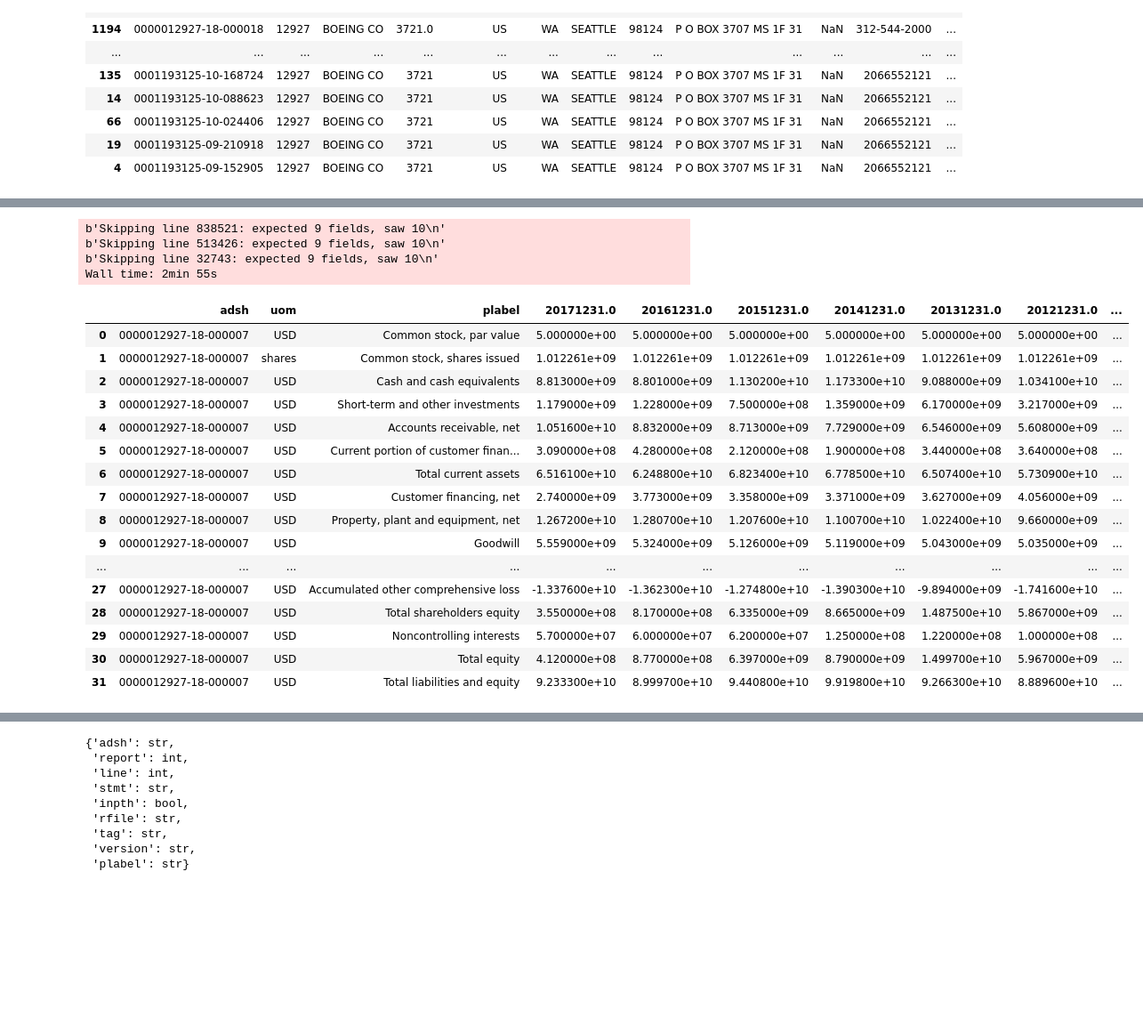
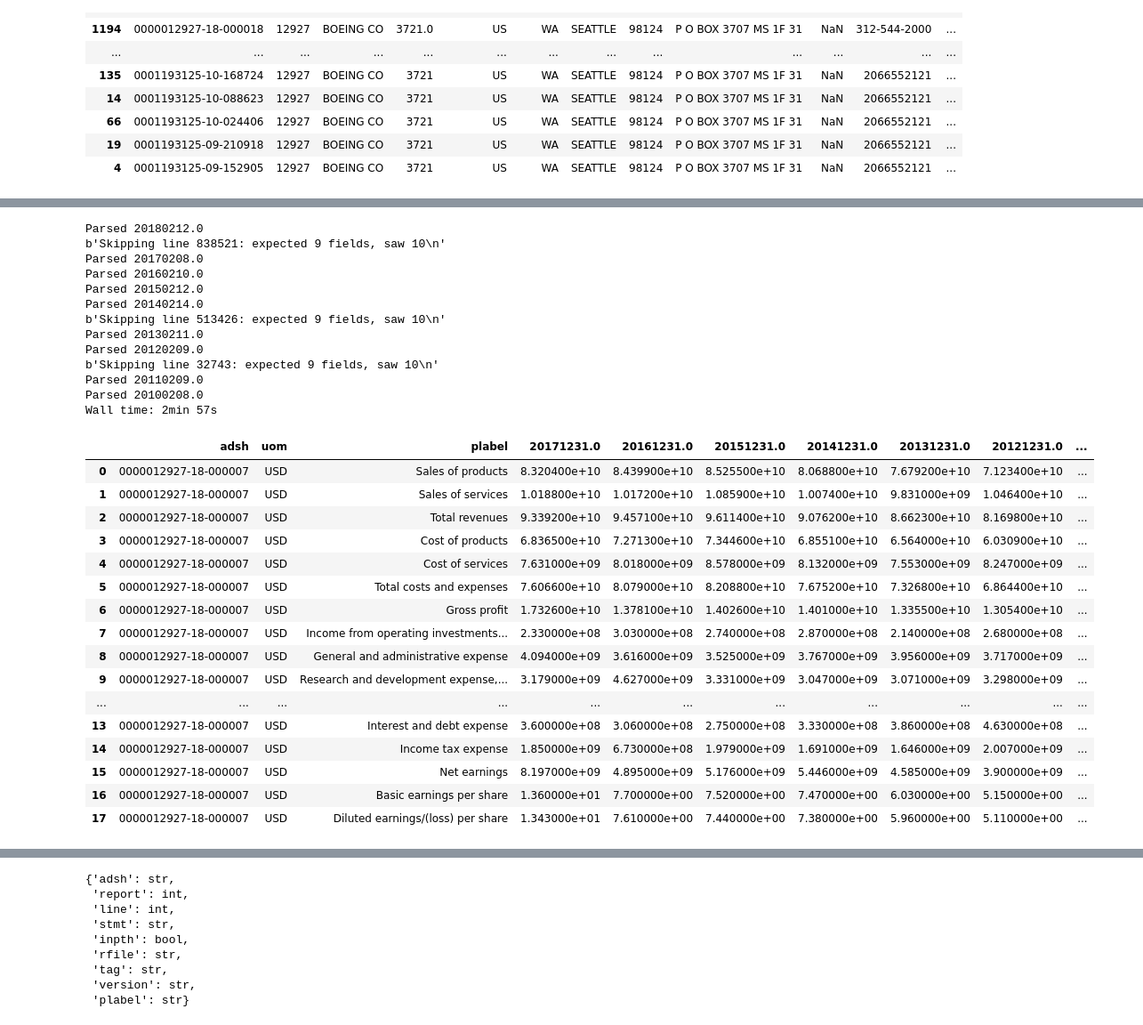
Before and after one commit to mxpoch/LPS, a Jupyter notebook: Scripts/LPS_Workbench.ipynb, the cells around one changed output, grey strips where cells are left out. Shown: that part at 89% size. Drawn from its saved outputs; the diff is of its cells as text; code cells hidden in the pictures; blank space fills up the shorter version.

Commit message:
LPS Visual Range Complete
Can officially visualize company financial data! Hooray!!!
Main goal of project = COMPLETE!

```diff
--- a/Scripts/LPS_Workbench.ipynb
+++ b/Scripts/LPS_Workbench.ipynb
@@ -82,26 +69,36 @@ Wall time: 16 s
 | 6 | 0000012927-18-000048 | Cash and cash equivalents at end ... | 8.121000e+09 | CashAndCashEquivalentsAtCarryingV... | us-gaap/2017 | 20180630.0 | 0.0 | USD | 0x00000000 | 0 | 47.0 | ... |
 # %%
 %%time
-RangedFilings(tt)
+RF = RangedFilings(tt, statement='IS')
+RF
 # %% [output]
+Parsed 20180212.0
 b'Skipping line 838521: expected 9 fields, saw 10\n'
+Parsed 20170208.0
+Parsed 20160210.0
+Parsed 20150212.0
+Parsed 20140214.0
 b'Skipping line 513426: expected 9 fields, saw 10\n'
+Parsed 20130211.0
+Parsed 20120209.0
 b'Skipping line 32743: expected 9 fields, saw 10\n'
-Wall time: 2min 55s
+Parsed 20110209.0
+Parsed 20100208.0
+Wall time: 2min 57s
 |  | adsh | uom | plabel | 20171231.0 | 20161231.0 | 20151231.0 | 20141231.0 | 20131231.0 | 20121231.0 | ... |
-| 0 | 0000012927-18-000007 | USD | Common stock, par value | 5.000000e+00 | 5.000000e+00 | 5.000000e+00 | 5.000000e+00 | 5.000000e+00 | 5.000000e+00 | ... |
-| 1 | 0000012927-18-000007 | shares | Common stock, shares issued | 1.012261e+09 | 1.012261e+09 | 1.012261e+09 | 1.012261e+09 | 1.012261e+09 | 1.012261e+09 | ... |
-| 2 | 0000012927-18-000007 | USD | Cash and cash equivalents | 8.813000e+09 | 8.801000e+09 | 1.130200e+10 | 1.173300e+10 | 9.088000e+09 | 1.034100e+10 | ... |
-| 3 | 0000012927-18-000007 | USD | Short-term and other investments | 1.179000e+09 | 1.228000e+09 | 7.500000e+08 | 1.359000e+09 | 6.170000e+09 | 3.217000e+09 | ... |
-| 4 | 0000012927-18-000007 | USD | Accounts receivable, net | 1.051600e+10 | 8.832000e+09 | 8.713000e+09 | 7.729000e+09 | 6.546000e+09 | 5.608000e+09 | ... |
-| 5 | 0000012927-18-000007 | USD | Current portion of customer finan... | 3.090000e+08 | 4.280000e+08 | 2.120000e+08 | 1.900000e+08 | 3.440000e+08 | 3.640000e+08 | ... |
-| 6 | 0000012927-18-000007 | USD | Total current assets | 6.516100e+10 | 6.248800e+10 | 6.823400e+10 | 6.778500e+10 | 6.507400e+10 | 5.730900e+10 | ... |
-| 7 | 0000012927-18-000007 | USD | Customer financing, net | 2.740000e+09 | 3.773000e+09 | 3.358000e+09 | 3.371000e+09 | 3.627000e+09 | 4.056000e+09 | ... |
-| 8 | 0000012927-18-000007 | USD | Property, plant and equipment, net | 1.267200e+10 | 1.280700e+10 | 1.207600e+10 | 1.100700e+10 | 1.022400e+10 | 9.660000e+09 | ... |
-| 9 | 0000012927-18-000007 | USD | Goodwill | 5.559000e+09 | 5.324000e+09 | 5.126000e+09 | 5.119000e+09 | 5.043000e+09 | 5.035000e+09 | ... |
+| 0 | 0000012927-18-000007 | USD | Sales of products | 8.320400e+10 | 8.439900e+10 | 8.525500e+10 | 8.068800e+10 | 7.679200e+10 | 7.123400e+10 | ... |
+| 1 | 0000012927-18-000007 | USD | Sales of services | 1.018800e+10 | 1.017200e+10 | 1.085900e+10 | 1.007400e+10 | 9.831000e+09 | 1.046400e+10 | ... |
+| 2 | 0000012927-18-000007 | USD | Total revenues | 9.339200e+10 | 9.457100e+10 | 9.611400e+10 | 9.076200e+10 | 8.662300e+10 | 8.169800e+10 | ... |
+| 3 | 0000012927-18-000007 | USD | Cost of products | 6.836500e+10 | 7.271300e+10 | 7.344600e+10 | 6.855100e+10 | 6.564000e+10 | 6.030900e+10 | ... |
+| 4 | 0000012927-18-000007 | USD | Cost of services | 7.631000e+09 | 8.018000e+09 | 8.578000e+09 | 8.132000e+09 | 7.553000e+09 | 8.247000e+09 | ... |
+| 5 | 0000012927-18-000007 | USD | Total costs and expenses | 7.606600e+10 | 8.079000e+10 | 8.208800e+10 | 7.675200e+10 | 7.326800e+10 | 6.864400e+10 | ... |
+| 6 | 0000012927-18-000007 | USD | Gross profit | 1.732600e+10 | 1.378100e+10 | 1.402600e+10 | 1.401000e+10 | 1.335500e+10 | 1.305400e+10 | ... |
+| 7 | 0000012927-18-000007 | USD | Income from operating investments... | 2.330000e+08 | 3.030000e+08 | 2.740000e+08 | 2.870000e+08 | 2.140000e+08 | 2.680000e+08 | ... |
+| 8 | 0000012927-18-000007 | USD | General and administrative expense | 4.094000e+09 | 3.616000e+09 | 3.525000e+09 | 3.767000e+09 | 3.956000e+09 | 3.717000e+09 | ... |
+| 9 | 0000012927-18-000007 | USD | Research and development expense,... | 3.179000e+09 | 4.627000e+09 | 3.331000e+09 | 3.047000e+09 | 3.071000e+09 | 3.298000e+09 | ... |
 | ... | ... | ... | ... | ... | ... | ... | ... | ... | ... | ... |
-| 27 | 0000012927-18-000007 | USD | Accumulated other comprehensive loss | -1.337600e+10 | -1.362300e+10 | -1.274800e+10 | -1.390300e+10 | -9.894000e+09 | -1.741600e+10 | ... |
-| 28 | 0000012927-18-000007 | USD | Total shareholders equity | 3.550000e+08 | 8.170000e+08 | 6.335000e+09 | 8.665000e+09 | 1.487500e+10 | 5.867000e+09 | ... |
-| 29 | 0000012927-18-000007 | USD | Noncontrolling interests | 5.700000e+07 | 6.000000e+07 | 6.200000e+07 | 1.250000e+08 | 1.220000e+08 | 1.000000e+08 | ... |
-| 30 | 0000012927-18-000007 | USD | Total equity | 4.120000e+08 | 8.770000e+08 | 6.397000e+09 | 8.790000e+09 | 1.499700e+10 | 5.967000e+09 | ... |
-| 31 | 0000012927-18-000007 | USD | Total liabilities and equity | 9.233300e+10 | 8.999700e+10 | 9.440800e+10 | 9.919800e+10 | 9.266300e+10 | 8.889600e+10 | ... |
+| 13 | 0000012927-18-000007 | USD | Interest and debt expense | 3.600000e+08 | 3.060000e+08 | 2.750000e+08 | 3.330000e+08 | 3.860000e+08 | 4.630000e+08 | ... |
+| 14 | 0000012927-18-000007 | USD | Income tax expense | 1.850000e+09 | 6.730000e+08 | 1.979000e+09 | 1.691000e+09 | 1.646000e+09 | 2.007000e+09 | ... |
+| 15 | 0000012927-18-000007 | USD | Net earnings | 8.197000e+09 | 4.895000e+09 | 5.176000e+09 | 5.446000e+09 | 4.585000e+09 | 3.900000e+09 | ... |
+| 16 | 0000012927-18-000007 | USD | Basic earnings per share | 1.360000e+01 | 7.700000e+00 | 7.520000e+00 | 7.470000e+00 | 6.030000e+00 | 5.150000e+00 | ... |
+| 17 | 0000012927-18-000007 | USD | Diluted earnings/(loss) per share | 1.343000e+01 | 7.610000e+00 | 7.440000e+00 | 7.380000e+00 | 5.960000e+00 | 5.110000e+00 | ... |
```
Also changed, not shown: parts of 7 cells of this notebook.
